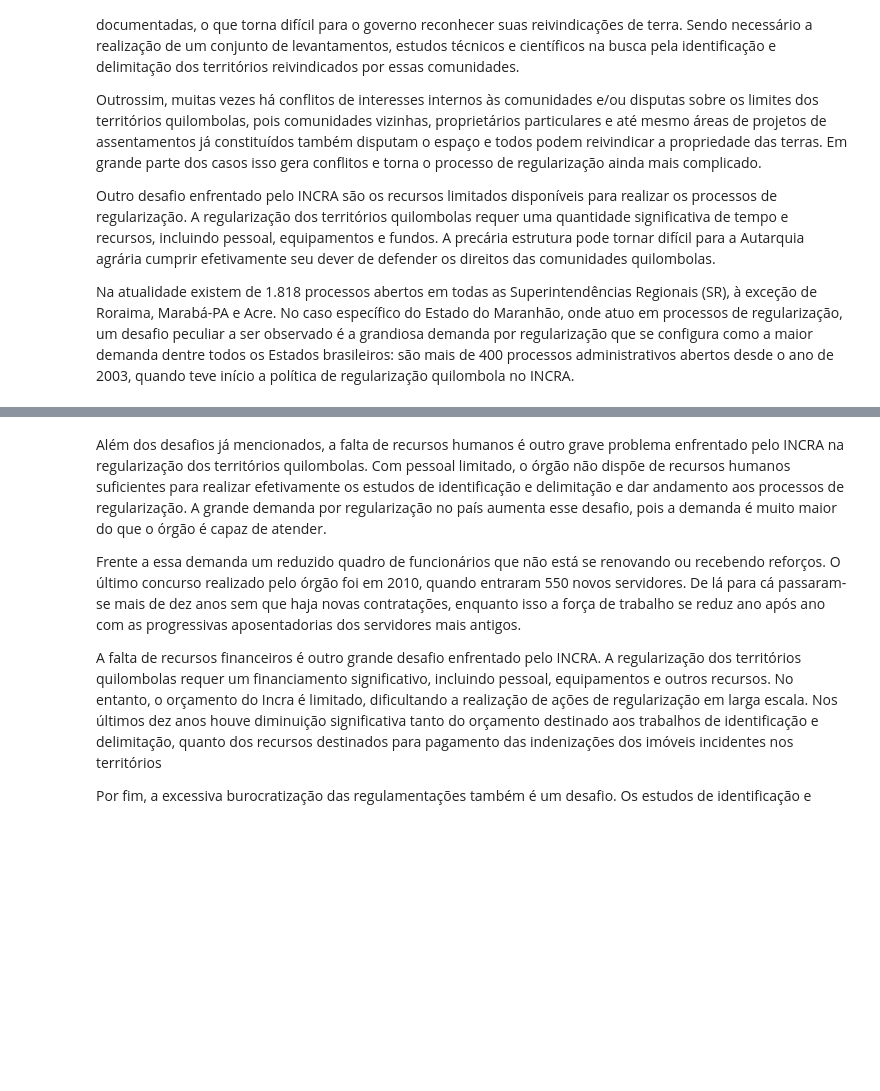
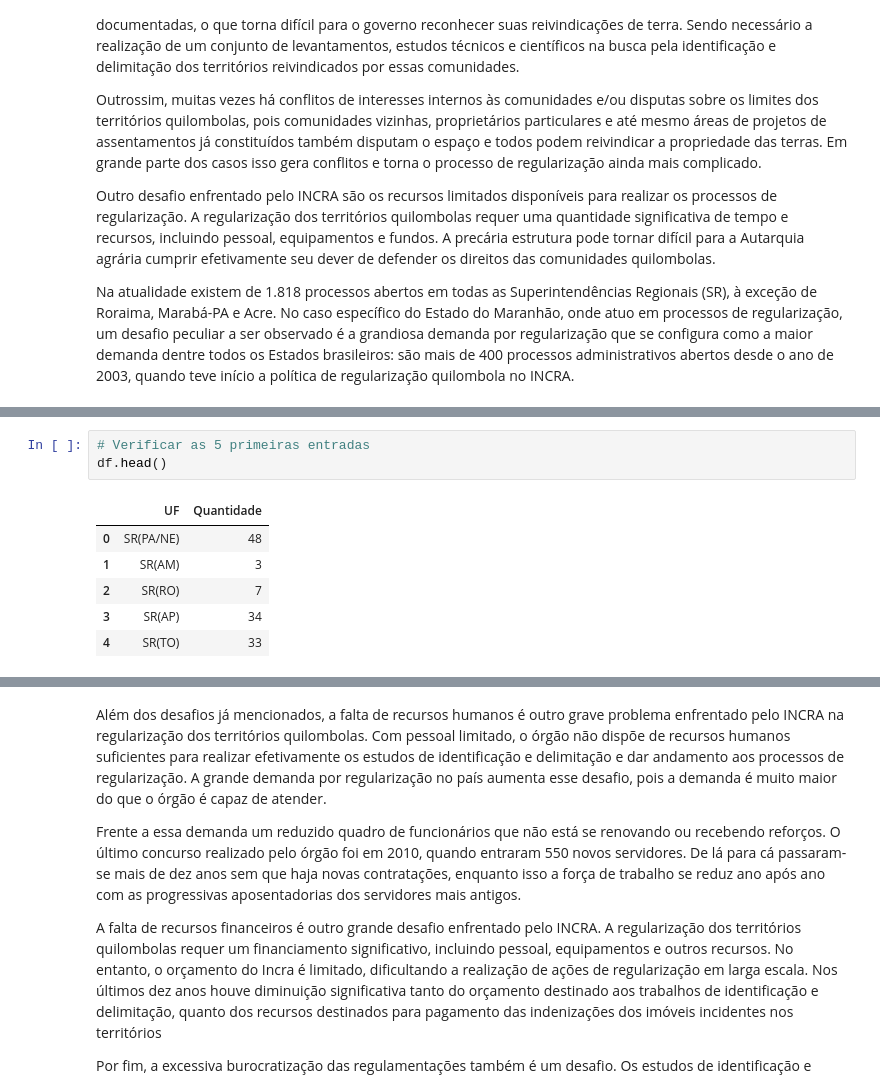
Before and after one commit to michaeljmcardoso/O-incra-e-os-desafio-para-regularizacao-quilombola, a Jupyter notebook: Incra_e_desafios_da_regularização.ipynb, the cells around one changed output, grey strips where cells are left out. Saved outputs shown, nothing was run; the diff lists cells and outputs as text; blank space fills up the shorter version.

```diff
--- a/Incra_e_desafios_da_regularização.ipynb
+++ b/Incra_e_desafios_da_regularização.ipynb
@@ -24,0 +64,10 @@ Na atualidade existem de 1.818 processos abertos em todas as Superintendências
+# %%
+# Verificar as 5 primeiras entradas
+df.head()
+# %% [output]
+|  | UF | Quantidade |
+| 0 | SR(PA/NE) | 48 |
+| 1 | SR(AM) | 3 |
+| 2 | SR(RO) | 7 |
+| 3 | SR(AP) | 34 |
+| 4 | SR(TO) | 33 |
```
Also changed, not shown: parts of 6 cells of this notebook.
